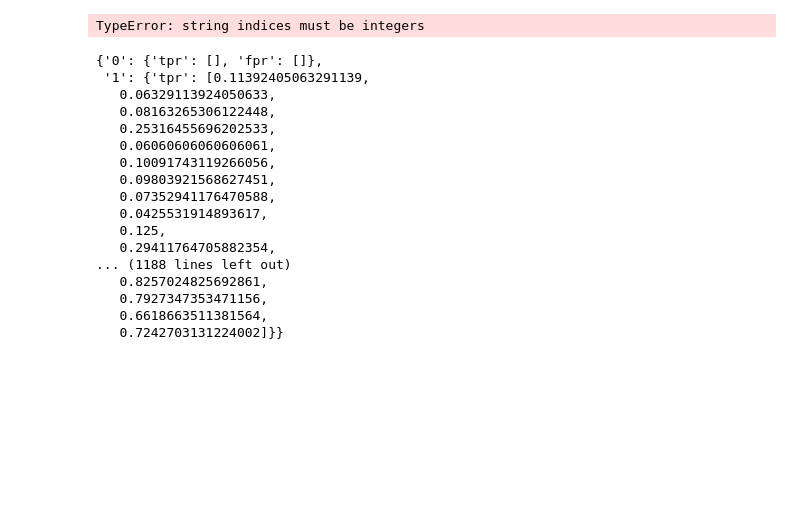
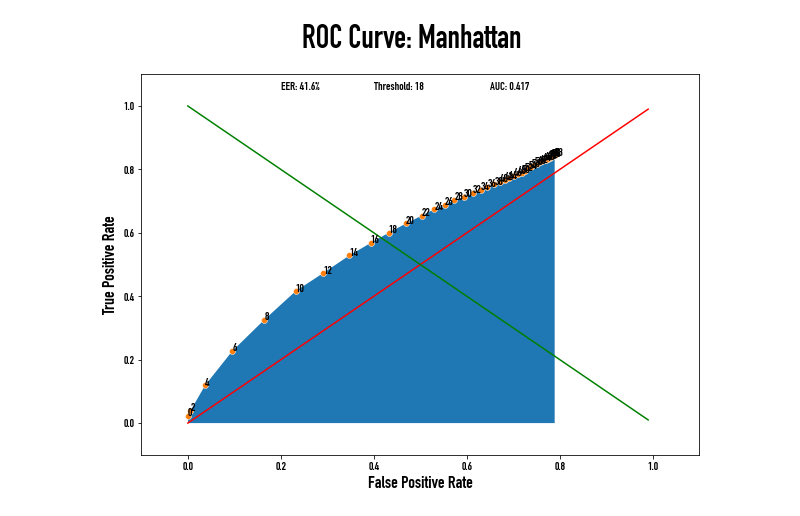
Before and after one commit to Joshua-Elms/nsf-reu2022, a Jupyter notebook: continuous_authentication/simulation/view_results.ipynb, the cells around one changed output. Cells and saved outputs as stored; diff of their text form; code cells hidden in the pictures; blank space fills up the shorter version.

```diff
--- a/continuous_authentication/simulation/view_results.ipynb
+++ b/continuous_authentication/simulation/view_results.ipynb
@@ -94,6 +87,10 @@ for user in data:
 
         if fpr != None:
             aggregate_data[threshold]["fpr"].append(fpr)
+# %%
+for threshold in aggregate_data:
+    aggregate_data[threshold]["tpr"] = np.array(aggregate_data[threshold]["tpr"]).mean(axis = 0)
+    aggregate_data[threshold]["fpr"] = np.array(aggregate_data[threshold]["fpr"]).mean(axis = 0)
 # %%
 aggregate_data
 # %% [output]
@@ -117,28 +114,13 @@ aggregate_data
-# %%
-for threshold in thresholds:
-    tpr_arr = np.array([result[threshold]["tpr"] for result in aggregate_data.values()]).mean(axis = 0)
-    fpr_arr = np.array([result[threshold]["fpr"] for result in aggregate_data]).mean(axis = 0)
-    aggregate_data[threshold]["tpr"] = tpr_arr
-    aggregate_data[threshold]["fpr"] = fpr_arr
-# %% [output]
-TypeError: string indices must be integers
-# %%
-aggregate_data
-# %% [output]
-{'0': {'tpr': [], 'fpr': []},
- '1': {'tpr': [0.11392405063291139,
-   0.06329113924050633,
-   0.08163265306122448,
-   0.25316455696202533,
-   0.06060606060606061,
-   0.10091743119266056,
-   0.09803921568627451,
-   0.07352941176470588,
-   0.0425531914893617,
-   0.125,
-   0.29411764705882354,
-... (1188 lines left out)
-   0.8257024825692861,
-   0.7927347353471156,
-   0.6618663511381564,
-   0.7242703131224002]}}
+# %%
+tpr = []
+fpr = []
+
+for key, value in aggregate_data.items():
+    tpr.append(value["tpr"])
+    fpr.append(value["fpr"])
+# %%
+performance = calc_model_performance(tpr, fpr, thresholds)
+# %%
+plot_ROC_curve(tpr, fpr, thresholds, performance, "Manhattan", "/Users/joshuaelms/Desktop/github_repos/nsf-reu2022/continuous_authentication/simulation/")
+# %% [output]
+[figure, added]
```
Also changed, not shown: parts of 5 cells of this notebook, 3 other files.
